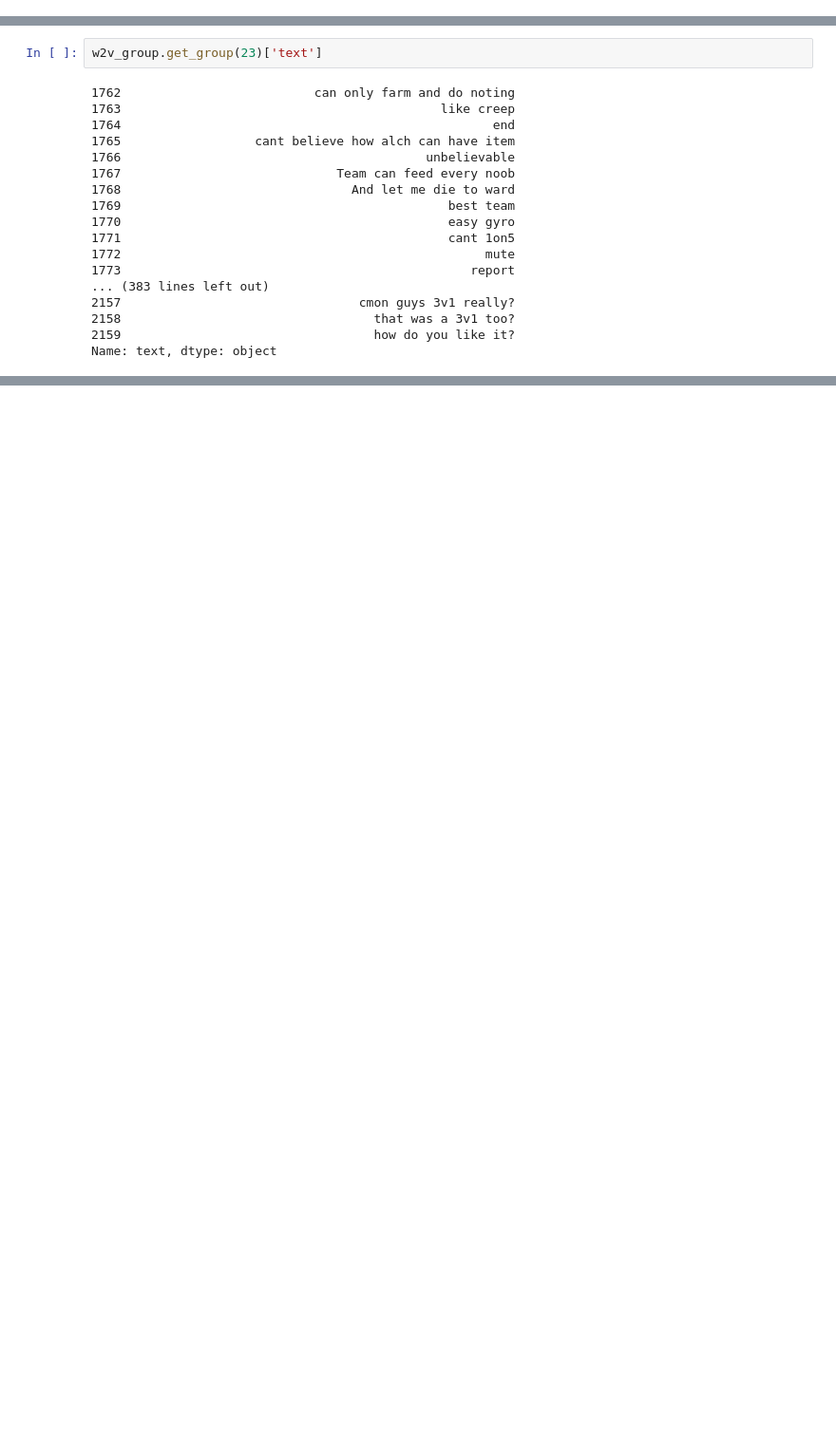
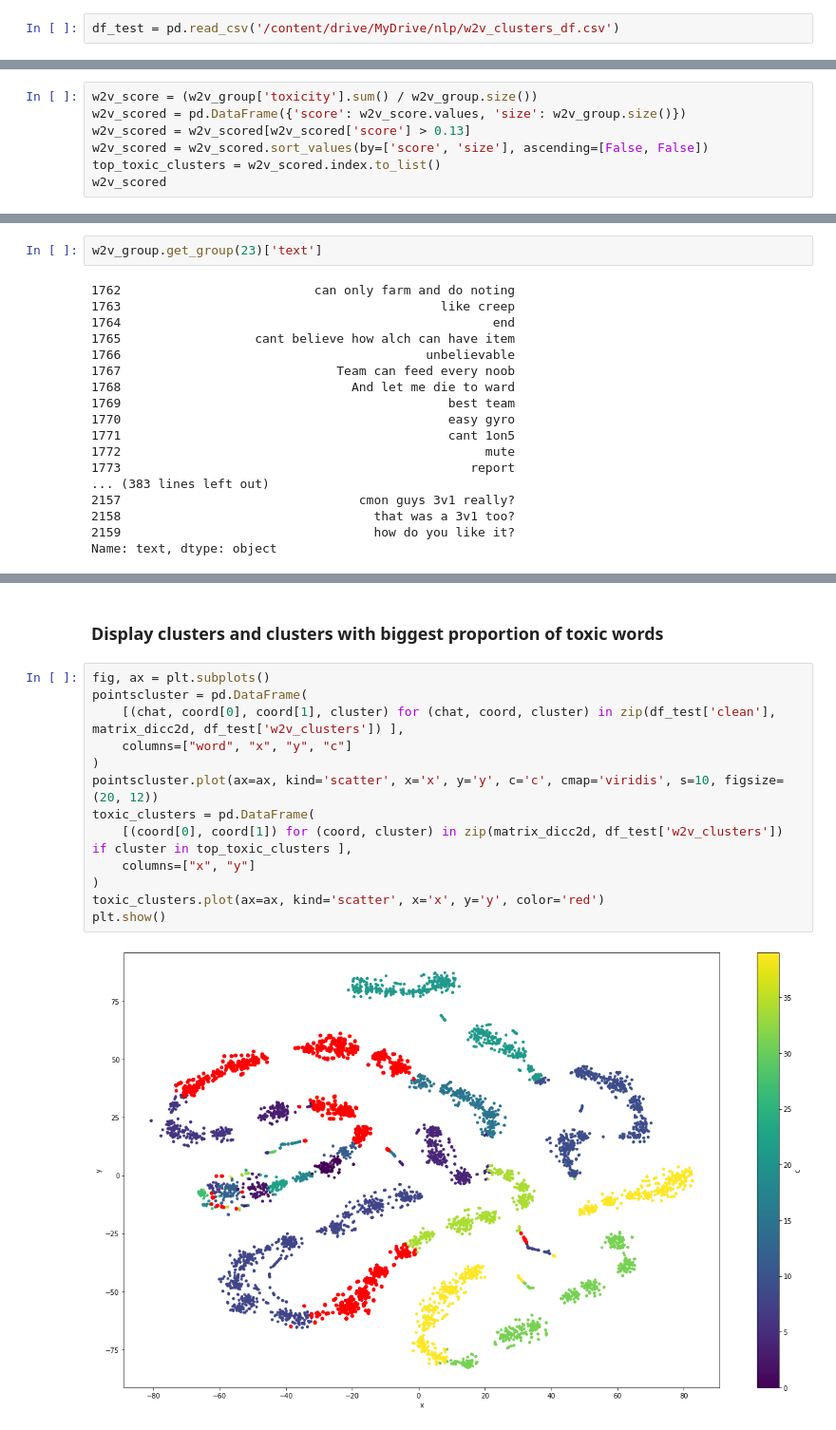
Before and after one commit to csralvall/online_game_toxicity, a Jupyter notebook: clustering_w2v.ipynb, the cells around one changed output, grey strips where cells are left out. Shown at 95% size. Drawn from its saved outputs; the diff is of its cells as text; blank space fills up the shorter version.

```diff
--- a/clustering_w2v.ipynb
+++ b/clustering_w2v.ipynb
@@ -250,3 +255,5 @@ df_test.to_csv(f'/content/drive/MyDrive/nlp/w2v_clusters_df.csv', index=False)
+# %%
+df_test = pd.read_csv('/content/drive/MyDrive/nlp/w2v_clusters_df.csv')
 # %% [markdown]
 ### Explore results
 # %%
@@ -275,0 +263,7 @@ dtype: float64
+# %%
+w2v_score = (w2v_group['toxicity'].sum() / w2v_group.size())
+w2v_scored = pd.DataFrame({'score': w2v_score.values, 'size': w2v_group.size()})
+w2v_scored = w2v_scored[w2v_scored['score'] > 0.13]
+w2v_scored = w2v_scored.sort_values(by=['score', 'size'], ascending=[False, False])
+top_toxic_clusters = w2v_scored.index.to_list()
+w2v_scored
@@ -297,0 +432,17 @@ Name: text, dtype: object
+# %% [markdown]
+### Display clusters and clusters with biggest proportion of toxic words
+# %%
+fig, ax = plt.subplots()
+pointscluster = pd.DataFrame(
+    [(chat, coord[0], coord[1], cluster) for (chat, coord, cluster) in zip(df_test['clean'], matrix_dicc2d, df_test['w2v_clusters']) ],
+    columns=["word", "x", "y", "c"]
+)
+pointscluster.plot(ax=ax, kind='scatter', x='x', y='y', c='c', cmap='viridis', s=10, figsize=(20, 12))
+toxic_clusters = pd.DataFrame(
+    [(coord[0], coord[1]) for (coord, cluster) in zip(matrix_dicc2d, df_test['w2v_clusters']) if cluster in top_toxic_clusters ],
+    columns=["x", "y"]
+)
+toxic_clusters.plot(ax=ax, kind='scatter', x='x', y='y', color='red')
+plt.show()
+# %% [output]
+[figure, added]
```
Also changed, not shown: parts of 26 cells of this notebook.
